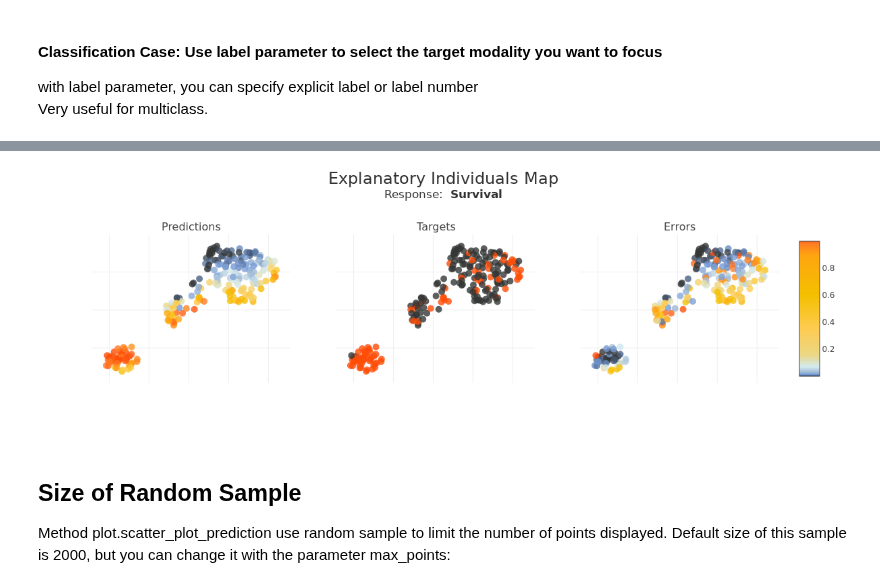
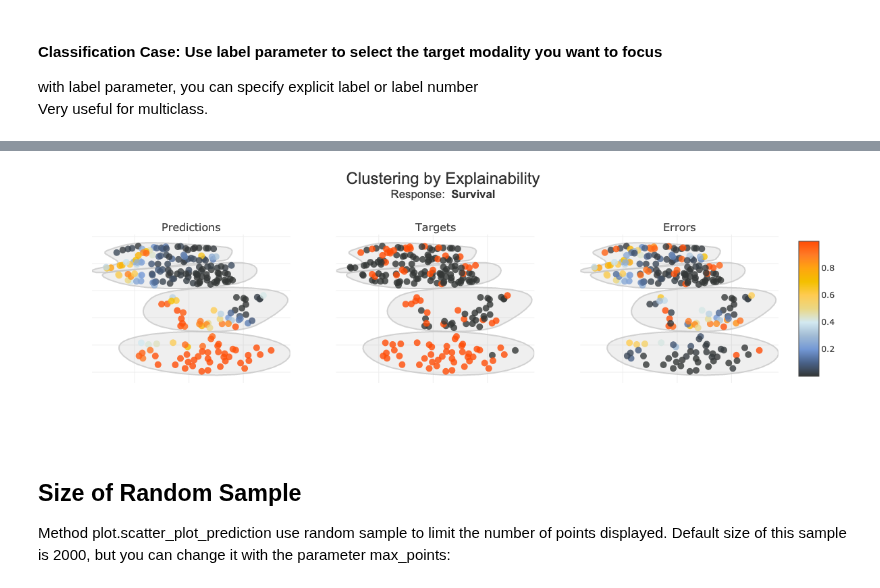
Before and after one commit to MAIF/shapash, a Jupyter notebook: tutorial/plots_and_charts/tuto-plot06-prediction_plot.ipynb, the cells around one changed output, grey strips where cells are left out. Saved outputs shown, nothing was run; the diff lists cells and outputs as text; code cells hidden in the pictures.

Commit message:
update tuto6 predictions

```diff
--- a/tutorial/plots_and_charts/tuto-plot06-prediction_plot.ipynb
+++ b/tutorial/plots_and_charts/tuto-plot06-prediction_plot.ipynb
@@ -160,7 +162,7 @@ xpl_classifier.plot.scatter_plot_prediction(label='Death')
 # %%
-xpl_classifier.plot.clustering_by_explainability_plot(color_value=["predictions","targets","errors"], width=1200, height=800)
+xpl_classifier.plot.clustering_by_explainability_plot(color_value=["predictions","targets","errors"], width=1200, height=800, n_clusters=4)
 # %% [output]
-[figure, old version]
+[figure, new version]
 # %% [markdown]
 ## Size of Random Sample
 
```
Also changed, not shown: parts of 10 cells of this notebook.
